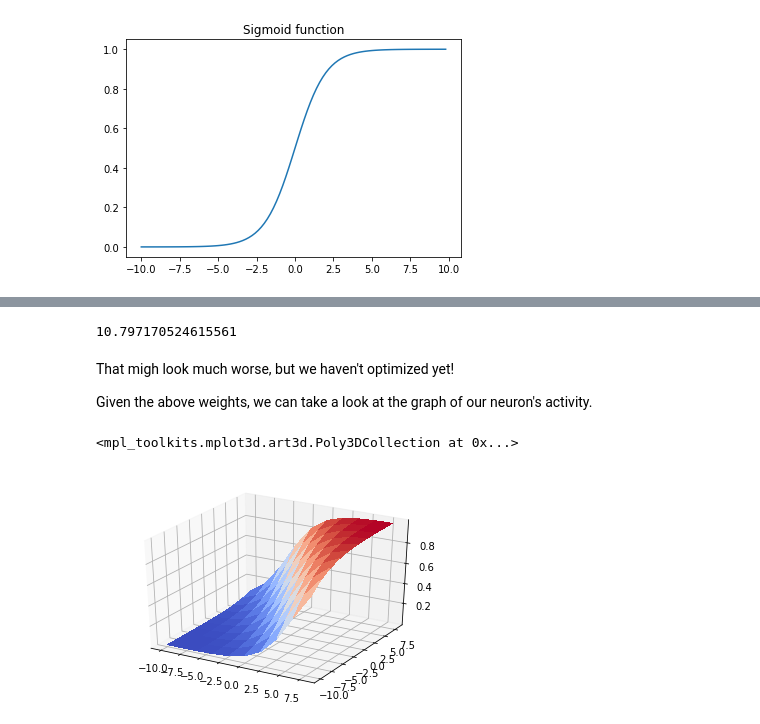
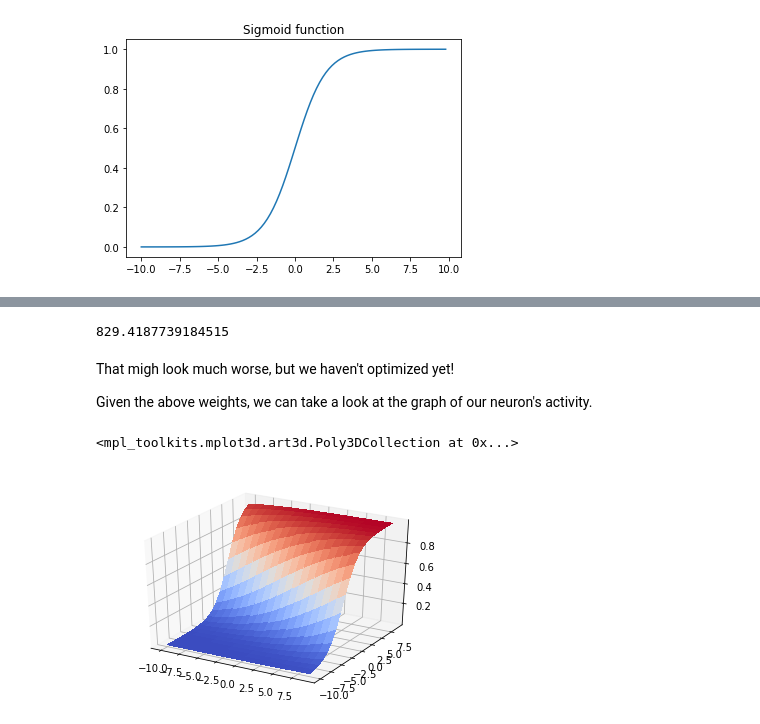
Before and after one commit to genekogan/course-ml4a, a Jupyter notebook: 3a_diy_neural_network.ipynb, the cells around one changed output, grey strips where cells are left out. Saved outputs shown, nothing was run; the diff lists cells and outputs as text; code cells hidden in the pictures.

```diff
--- a/3a_diy_neural_network.ipynb
+++ b/3a_diy_neural_network.ipynb
@@ -345,19 +239,23 @@ b = 0.1
 # %%
+def weighted_sum(x, w, b):
+    return b + np.dot(w, x)
+
+def sigmoid(z):
+    return 1 / (1 + np.exp(-z))
+
 # reset our parameters
-w = [0.5, 0.3]
-b = 0.1
+w = [0.2, 0.6]
+b = -0.3
 
-# let's use the first data point again
-#x, y = data[0], labels[0]
 X, y = data, labels
 
 Z = [weighted_sum(x, w, b) for x in X]
+
 y_pred = [sigmoid(z) for z in Z]
-error = mse(y_pred, y)
+error = cost(y_pred, y)
 print(error)
-#print('predicted %0.2f, actual %0.2f, mse %0.2f'%(pred_y, y, error))
 # %% [output]
-10.797170524615561
+829.4187739184515
 # %% [markdown]
 That migh look much worse, but we haven't optimized yet!
 
@@ -365,9 +263,9 @@ Given the above weights, we can take a look at the graph of our neuron's activit
 # %%
 fig = plt.figure()
 ax = fig.gca(projection='3d')
-x1, x2 = np.meshgrid(np.arange(-10, 10, 2), np.arange(-10, 10, 2))
+x1, x2 = np.meshgrid(np.arange(-10, 10, 1), np.arange(-10, 10, 1))
 y = sigmoid(b + w[0]*x1 + w[1]*x2)
 ax.plot_surface(x1, x2, y, rstride=1, cstride=1, cmap=plt.cm.coolwarm, linewidth=0, antialiased=False)
 # %% [output]
 <mpl_toolkits.mplot3d.art3d.Poly3DCollection at 0x...>
-[figure, old version]
+[figure, new version]
```
Also changed, not shown: parts of 74 cells of this notebook, 2 other files.
